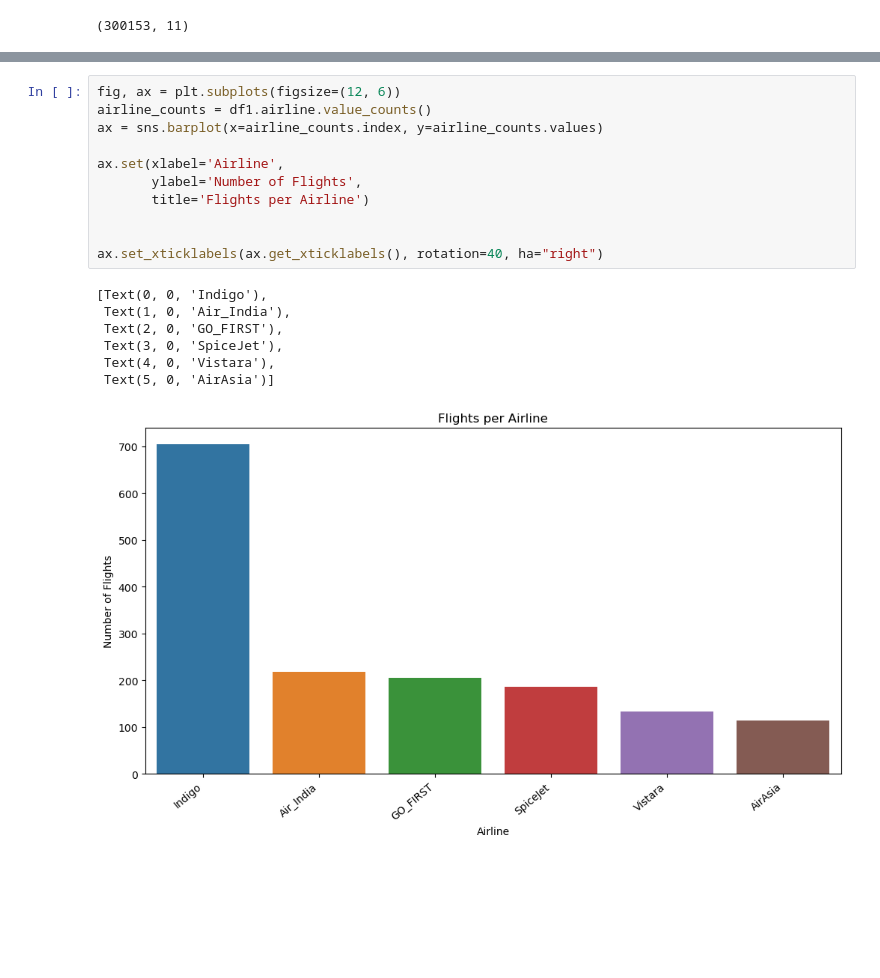
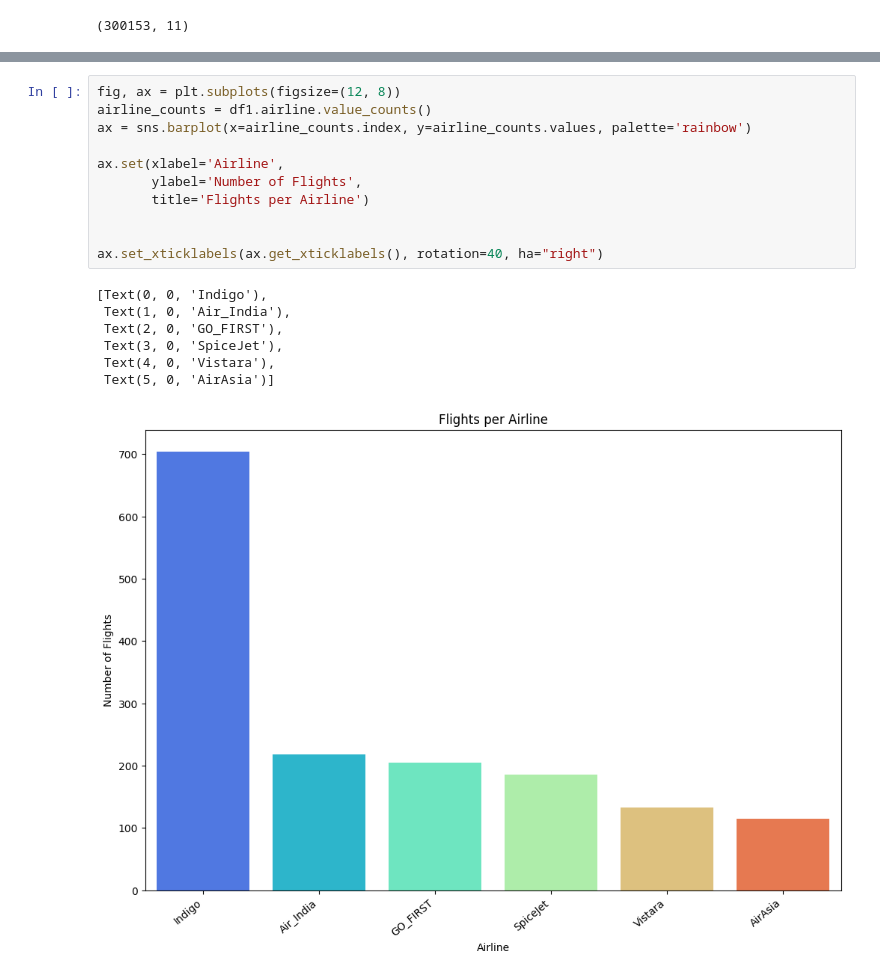
Before and after one commit to unclethien/Flight-Price-Prediction-Project, a Jupyter notebook: data analysis.ipynb, the cells around one changed output, grey strips where cells are left out. Cells and saved outputs as stored; diff of their text form; blank space fills up the shorter version.

```diff
--- a/data analysis.ipynb
+++ b/data analysis.ipynb
@@ -93,22 +95,22 @@ Name: airline, dtype: int64
 # %%
-fig, ax = plt.subplots(figsize=(12, 6))
+fig, ax = plt.subplots(figsize=(12, 8))
 airline_counts = df1.airline.value_counts()
-ax = sns.barplot(x=airline_counts.index, y=airline_counts.values)
+ax = sns.barplot(x=airline_counts.index, y=airline_counts.values, palette='rainbow')
 
 ax.set(xlabel='Airline',
        ylabel='Number of Flights',
        title='Flights per Airline')
 
 
 ax.set_xticklabels(ax.get_xticklabels(), rotation=40, ha="right")
 # %% [output]
 [Text(0, 0, 'Indigo'),
  Text(1, 0, 'Air_India'),
  Text(2, 0, 'GO_FIRST'),
  Text(3, 0, 'SpiceJet'),
  Text(4, 0, 'Vistara'),
  Text(5, 0, 'AirAsia')]
-[figure, old version]
+[figure, new version]
 # %%
 df2=df.groupby(['flight','airline','class'],as_index=False).count()
 df2['class'].value_counts()
```
Also changed, not shown: parts of 10 cells of this notebook.
